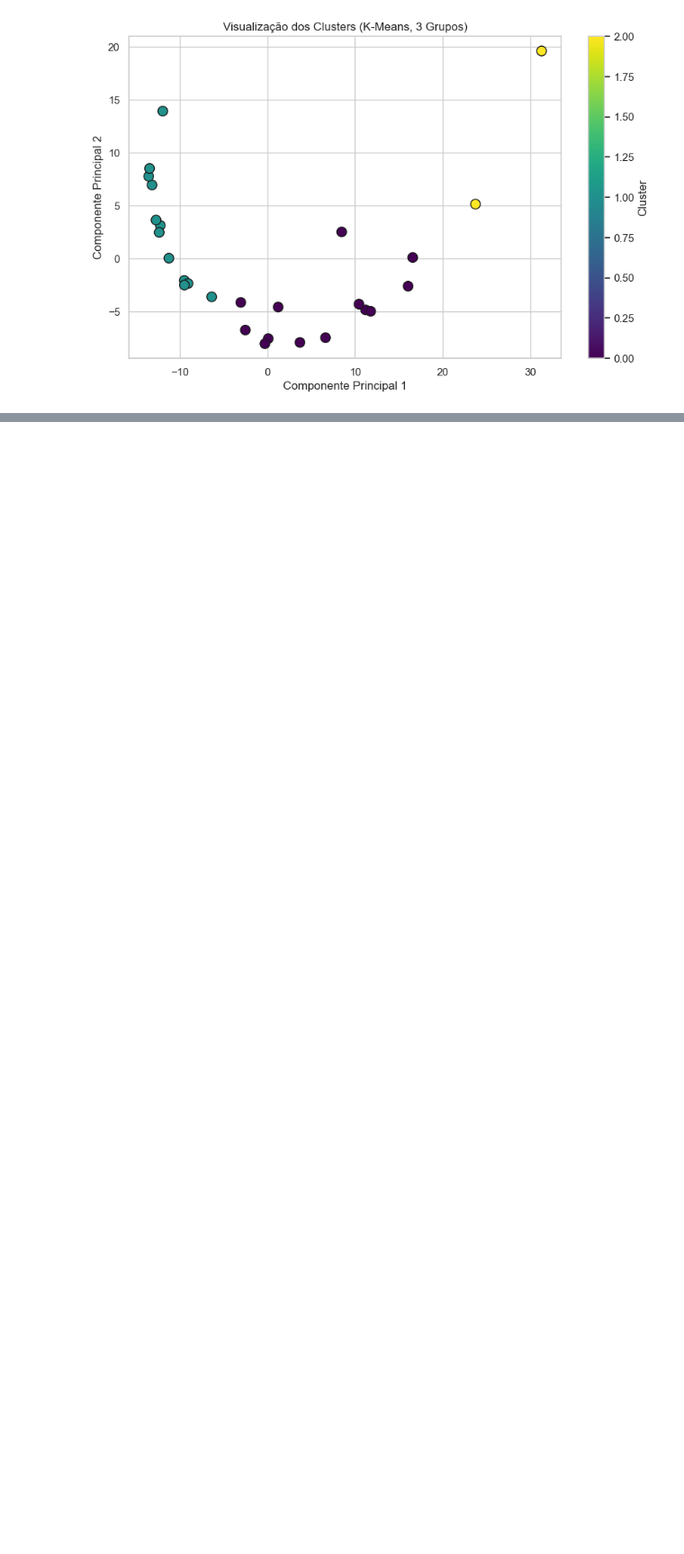
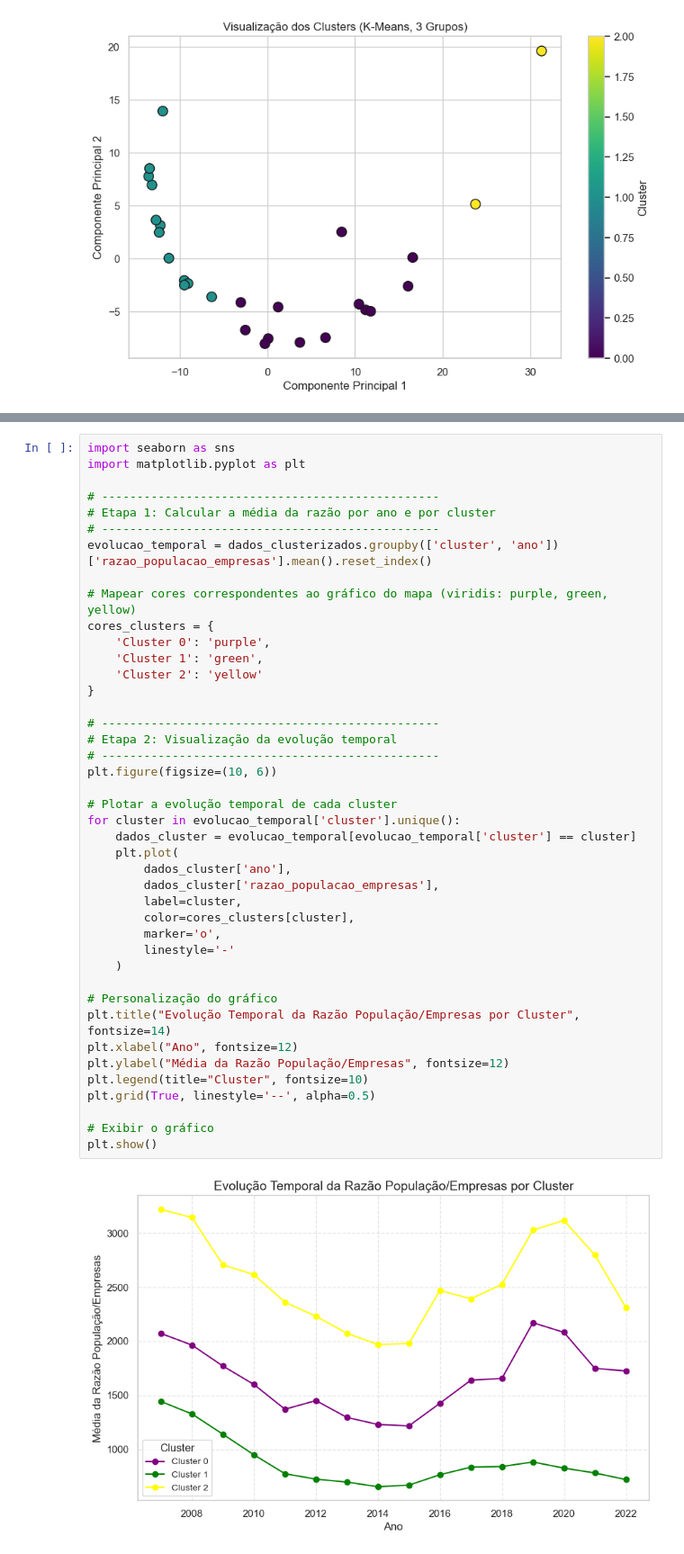
Before and after one commit to tnleite/real-estate-opportunities-analysis, a Jupyter notebook: 02-Analise/real-estate-opportunities-analysis.ipynb, the cells around one changed output, grey strips where cells are left out. Shown at 90% size. Drawn from its saved outputs; the diff is of its cells as text; blank space fills up the shorter version.

```diff
--- a/02-Analise/real-estate-opportunities-analysis.ipynb
+++ b/02-Analise/real-estate-opportunities-analysis.ipynb
@@ -2841,0 +3009,44 @@ plt.show()
+# %%
+import seaborn as sns
+import matplotlib.pyplot as plt
+
+# ------------------------------------------------
+# Etapa 1: Calcular a média da razão por ano e por cluster
+# ------------------------------------------------
+evolucao_temporal = dados_clusterizados.groupby(['cluster', 'ano'])['razao_populacao_empresas'].mean().reset_index()
+
+# Mapear cores correspondentes ao gráfico do mapa (viridis: purple, green, yellow)
+cores_clusters = {
+    'Cluster 0': 'purple',
+    'Cluster 1': 'green',
+    'Cluster 2': 'yellow'
+}
+
+# ------------------------------------------------
+# Etapa 2: Visualização da evolução temporal
+# ------------------------------------------------
+plt.figure(figsize=(10, 6))
+
+# Plotar a evolução temporal de cada cluster
+for cluster in evolucao_temporal['cluster'].unique():
+    dados_cluster = evolucao_temporal[evolucao_temporal['cluster'] == cluster]
+    plt.plot(
+        dados_cluster['ano'],
+        dados_cluster['razao_populacao_empresas'],
+        label=cluster,
+        color=cores_clusters[cluster],
+        marker='o',
+        linestyle='-'
+    )
+
+# Personalização do gráfico
+plt.title("Evolução Temporal da Razão População/Empresas por Cluster", fontsize=14)
+plt.xlabel("Ano", fontsize=12)
+plt.ylabel("Média da Razão População/Empresas", fontsize=12)
+plt.legend(title="Cluster", fontsize=10)
+plt.grid(True, linestyle='--', alpha=0.5)
+
+# Exibir o gráfico
+plt.show()
+# %% [output]
+[figure, added]
```
Also changed, not shown: parts of 10 cells of this notebook.
